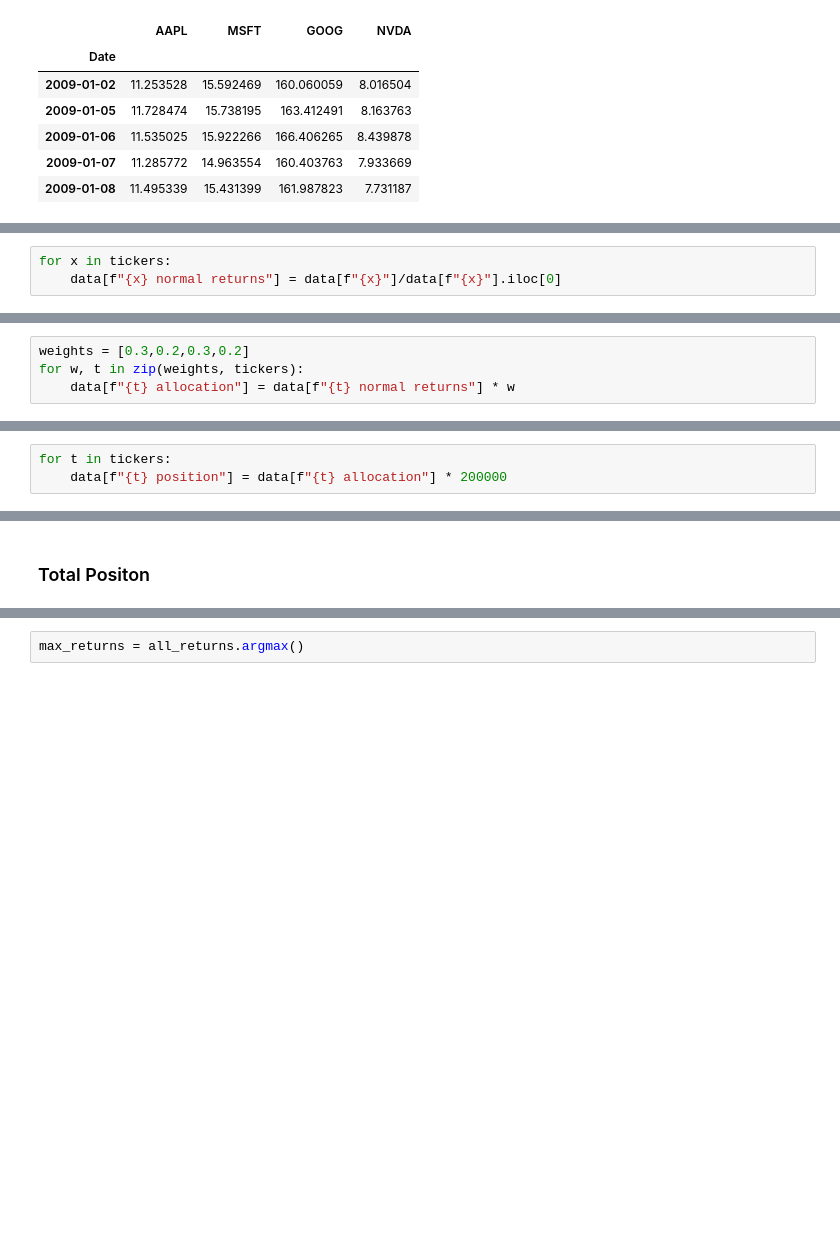
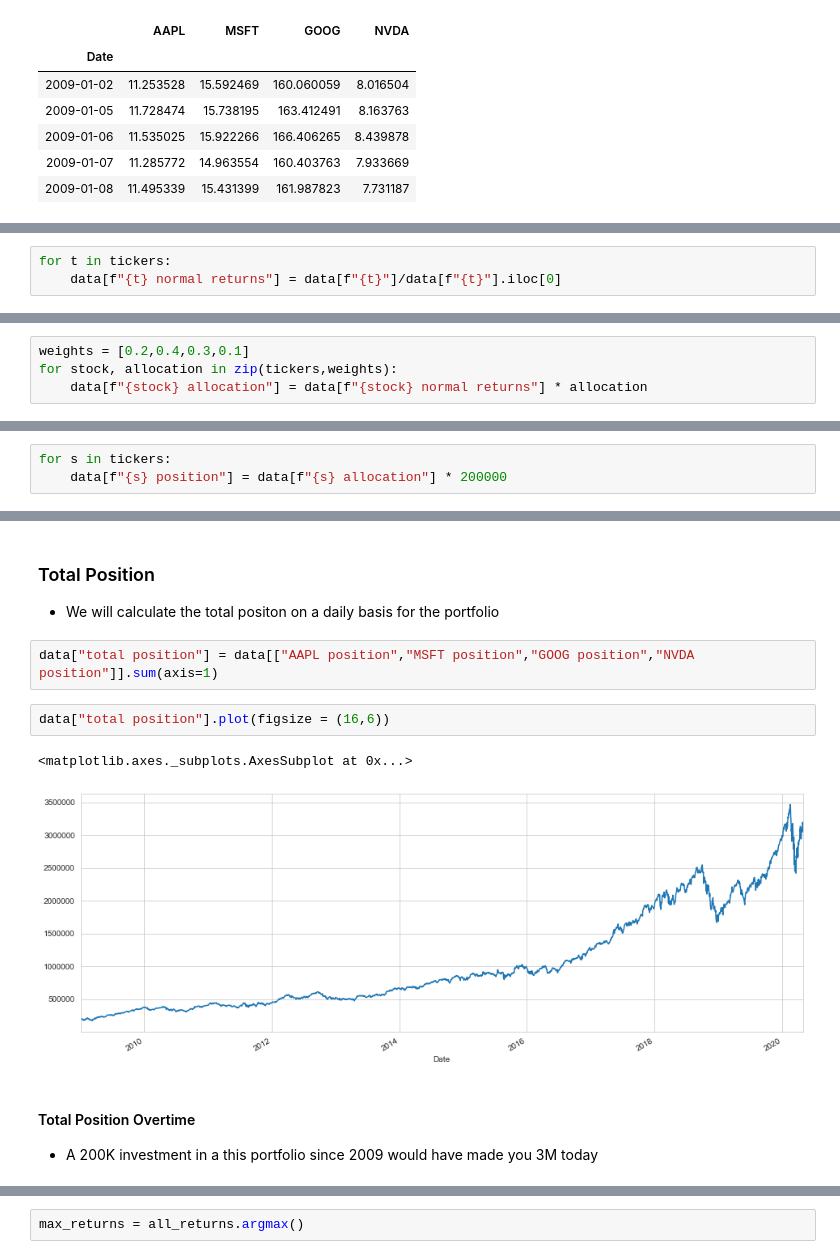
Before and after one commit to Berkat0789/Portfolio, a Jupyter notebook: Finance/SharpRatio/Untitled.ipynb, the cells around one changed output, grey strips where cells are left out. Saved outputs shown, nothing was run; the diff lists cells and outputs as text; blank space fills up the shorter version.

```diff
--- a/Finance/SharpRatio/Untitled.ipynb
+++ b/Finance/SharpRatio/Untitled.ipynb
@@ -25,6 +30,6 @@ data.head()
 # %%
-for x in tickers:
-    data[f"{x} normal returns"] = data[f"{x}"]/data[f"{x}"].iloc[0]
+for t in tickers:
+    data[f"{t} normal returns"] = data[f"{t}"]/data[f"{t}"].iloc[0]
 # %%
 data.head()
 # %% [output]
@@ -40,7 +58,7 @@ data.head()
 # %%
-weights = [0.3,0.2,0.3,0.2]
-for w, t in zip(weights, tickers):
-    data[f"{t} allocation"] = data[f"{t} normal returns"] * w
+weights = [0.2,0.4,0.3,0.1]
+for stock, allocation in zip(tickers,weights):
+    data[f"{stock} allocation"] = data[f"{stock} normal returns"] * allocation
 # %%
 data.head()
 # %% [output]
@@ -56,3 +85,3 @@ data.head()
 # %%
-for t in tickers:
-    data[f"{t} position"] = data[f"{t} allocation"] * 200000
+for s in tickers:
+    data[f"{s} position"] = data[f"{s} allocation"] * 200000
@@ -69,2 +88,13 @@ data.head()
-# %% [markdown]
-### Total Positon
+# %% [markdown]
+### Total Position
+- We will calculate the total positon on a daily basis for the portfolio
+# %%
+data["total position"] = data[["AAPL position","MSFT position","GOOG position","NVDA position"]].sum(axis=1)
+# %%
+data["total position"].plot(figsize = (16,6))
+# %% [output]
+<matplotlib.axes._subplots.AxesSubplot at 0x...>
+[figure, added]
+# %% [markdown]
+#### Total Position Overtime
+- A 200K investment in a this portfolio since 2009 would have made you 3M today
```
Also changed, not shown: parts of 89 cells of this notebook, 13 other files.
